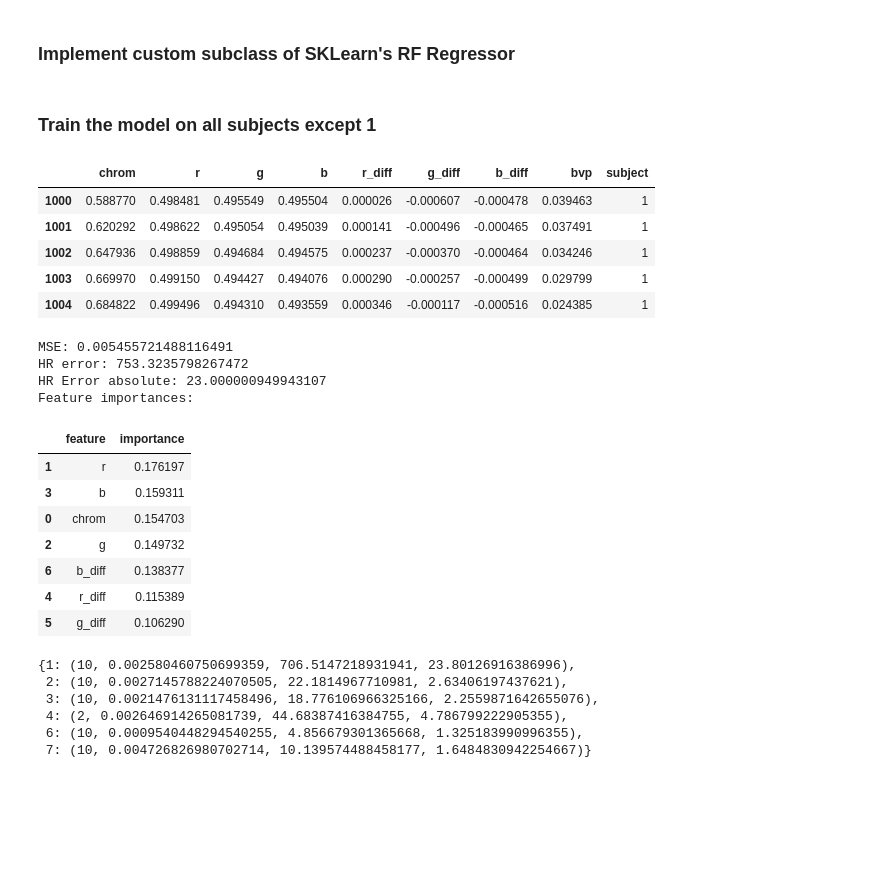
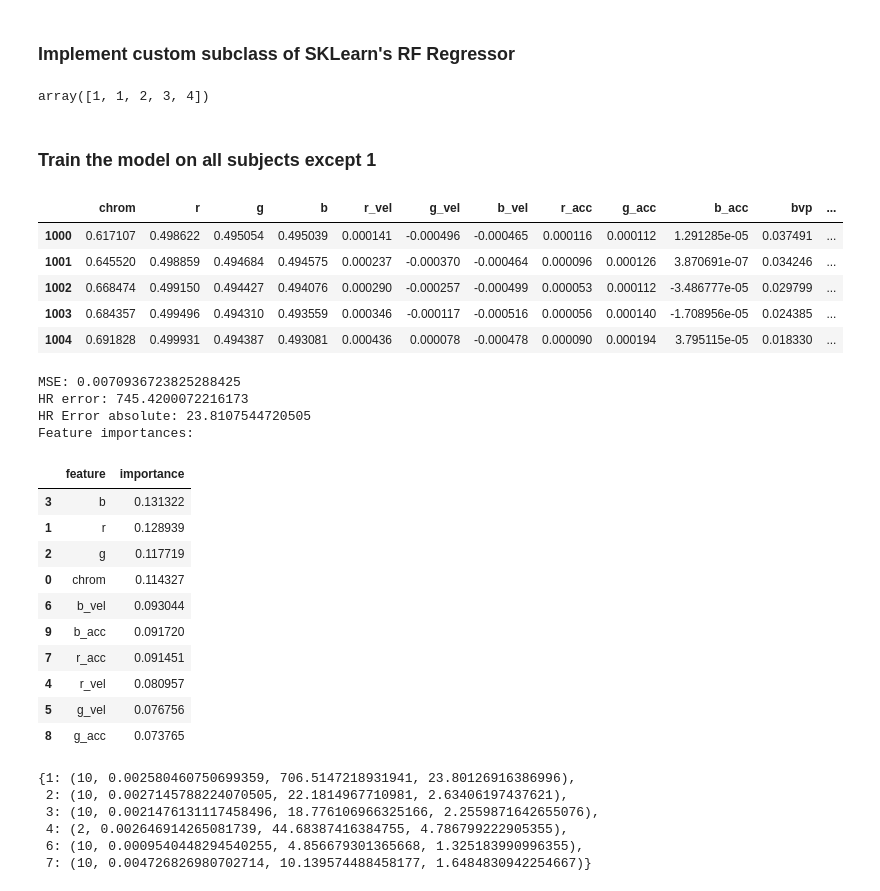
Before and after one commit to arnavpon/pydroid, a Jupyter notebook: example/android/app/src/main/python/pipeline-dev/pipeline-v1/ml.v4.ipynb, the cells around one changed output. Saved outputs shown, nothing was run; the diff lists cells and outputs as text; code cells hidden in the pictures; blank space fills up the shorter version.

```diff
--- a/example/android/app/src/main/python/pipeline-dev/pipeline-v1/ml.v4.ipynb
+++ b/example/android/app/src/main/python/pipeline-dev/pipeline-v1/ml.v4.ipynb
@@ -273,56 +273,65 @@ class MoodTriggersRegressor(RandomForestRegressor):
         targs = min_max_scale(targs)
 
         return targs, signal
+# %%
+a = np.array([1, 2, 3, 5, 8, 12])
+np.diff(a, n = 1)
+# %% [output]
+array([1, 1, 2, 3, 4])
 # %% [markdown]
 ### Train the model on all subjects except 1
 # %%
-test_subject = 5
+test_subject = 7
+test_subject_truth = truths[test_subject - 1]
 
 data_arr = []
 for i in range(len(truths)):
 
     if i == (test_subject - 1):
         continue
 
     truth = truths[i]
     data = truth.prepare_data_for_ml()
     data = data.iloc[1000: 15000, :]
 
     data['subject'] = i + 1
     data_arr.append(data)
 
 data = pd.concat(data_arr)
 display(data.head())
 chrom = data[data.subject == 1].chrom
 
 rf = MoodTriggersRegressor(data, n_estimators = 100)
 rf.fit()
 mse, hr_errs, hr_errs_absolute = rf.eval()
 
 print(f'MSE: {mse}')
 print(f'HR error: {hr_errs}')
 print(f'HR Error absolute: {hr_errs_absolute}')
 print(f'Feature importances:')
 display(rf.feature_importances())
 # %% [output]
-|  | chrom | r | g | b | r_diff | g_diff | b_diff | bvp | subject |
-| 1000 | 0.588770 | 0.498481 | 0.495549 | 0.495504 | 0.000026 | -0.000607 | -0.000478 | 0.039463 | 1 |
-| 1001 | 0.620292 | 0.498622 | 0.495054 | 0.495039 | 0.000141 | -0.000496 | -0.000465 | 0.037491 | 1 |
-| 1002 | 0.647936 | 0.498859 | 0.494684 | 0.494575 | 0.000237 | -0.000370 | -0.000464 | 0.034246 | 1 |
-| 1003 | 0.669970 | 0.499150 | 0.494427 | 0.494076 | 0.000290 | -0.000257 | -0.000499 | 0.029799 | 1 |
-| 1004 | 0.684822 | 0.499496 | 0.494310 | 0.493559 | 0.000346 | -0.000117 | -0.000516 | 0.024385 | 1 |
+|  | chrom | r | g | b | r_vel | g_vel | b_vel | r_acc | g_acc | b_acc | bvp | ... |
+| 1000 | 0.617107 | 0.498622 | 0.495054 | 0.495039 | 0.000141 | -0.000496 | -0.000465 | 0.000116 | 0.000112 | 1.291285e-05 | 0.037491 | ... |
+| 1001 | 0.645520 | 0.498859 | 0.494684 | 0.494575 | 0.000237 | -0.000370 | -0.000464 | 0.000096 | 0.000126 | 3.870691e-07 | 0.034246 | ... |
+| 1002 | 0.668474 | 0.499150 | 0.494427 | 0.494076 | 0.000290 | -0.000257 | -0.000499 | 0.000053 | 0.000112 | -3.486777e-05 | 0.029799 | ... |
+| 1003 | 0.684357 | 0.499496 | 0.494310 | 0.493559 | 0.000346 | -0.000117 | -0.000516 | 0.000056 | 0.000140 | -1.708956e-05 | 0.024385 | ... |
+| 1004 | 0.691828 | 0.499931 | 0.494387 | 0.493081 | 0.000436 | 0.000078 | -0.000478 | 0.000090 | 0.000194 | 3.795115e-05 | 0.018330 | ... |
-MSE: 0.005455721488116491
-HR error: 753.3235798267472
-HR Error absolute: 23.000000949943107
+MSE: 0.0070936723825288425
+HR error: 745.4200072216173
+HR Error absolute: 23.8107544720505
 Feature importances:
 |  | feature | importance |
-| 1 | r | 0.176197 |
-| 3 | b | 0.159311 |
-| 0 | chrom | 0.154703 |
-| 2 | g | 0.149732 |
-| 6 | b_diff | 0.138377 |
-| 4 | r_diff | 0.115389 |
-| 5 | g_diff | 0.106290 |
+| 3 | b | 0.131322 |
+| 1 | r | 0.128939 |
+| 2 | g | 0.117719 |
+| 0 | chrom | 0.114327 |
+| 6 | b_vel | 0.093044 |
+| 9 | b_acc | 0.091720 |
+| 7 | r_acc | 0.091451 |
+| 4 | r_vel | 0.080957 |
+| 5 | g_vel | 0.076756 |
+| 8 | g_acc | 0.073765 |
 # %%
 data_arr = []
 for i in range(len(truths)):
```
Also changed, not shown: parts of 1 cell of this notebook, 1 other file.
